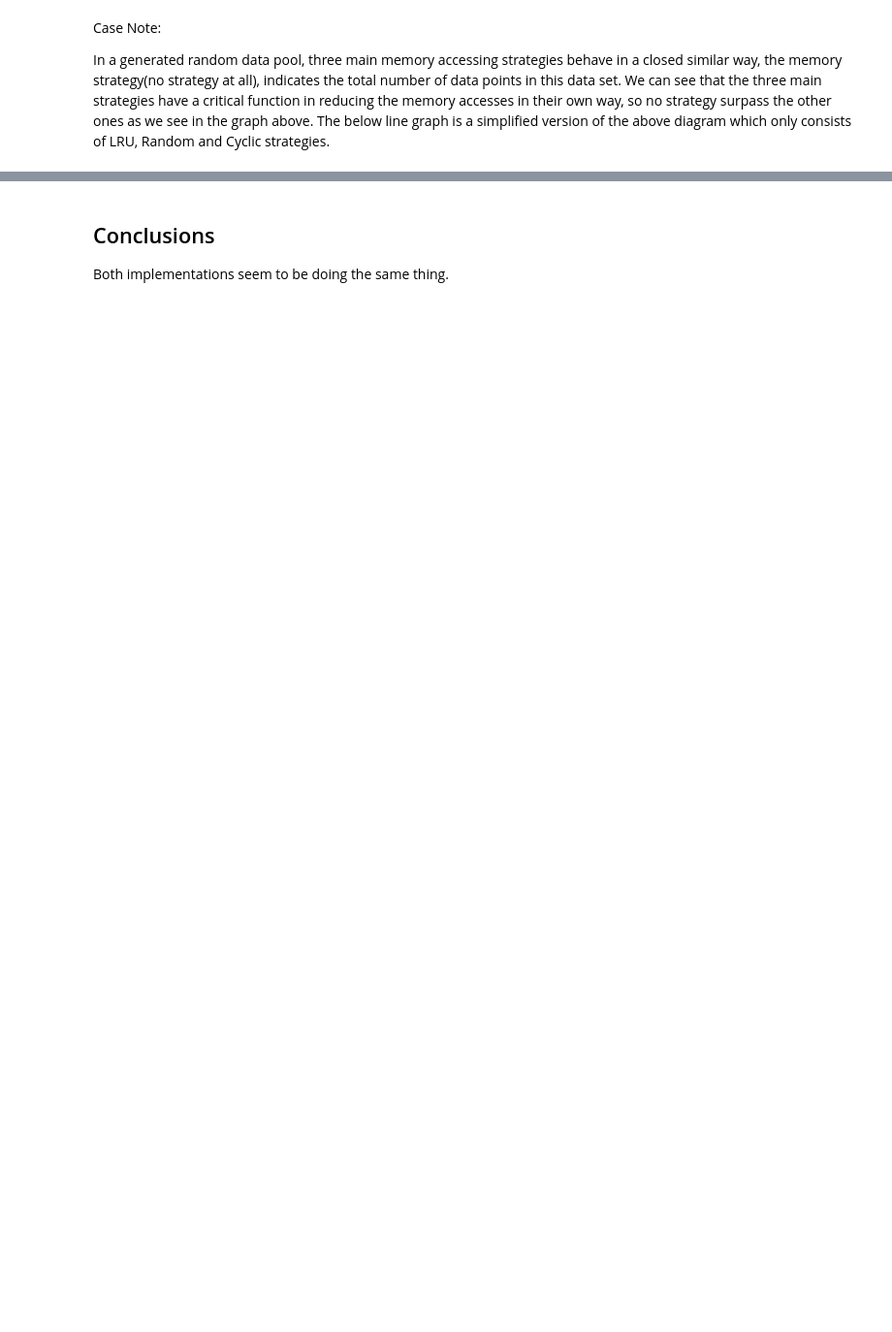
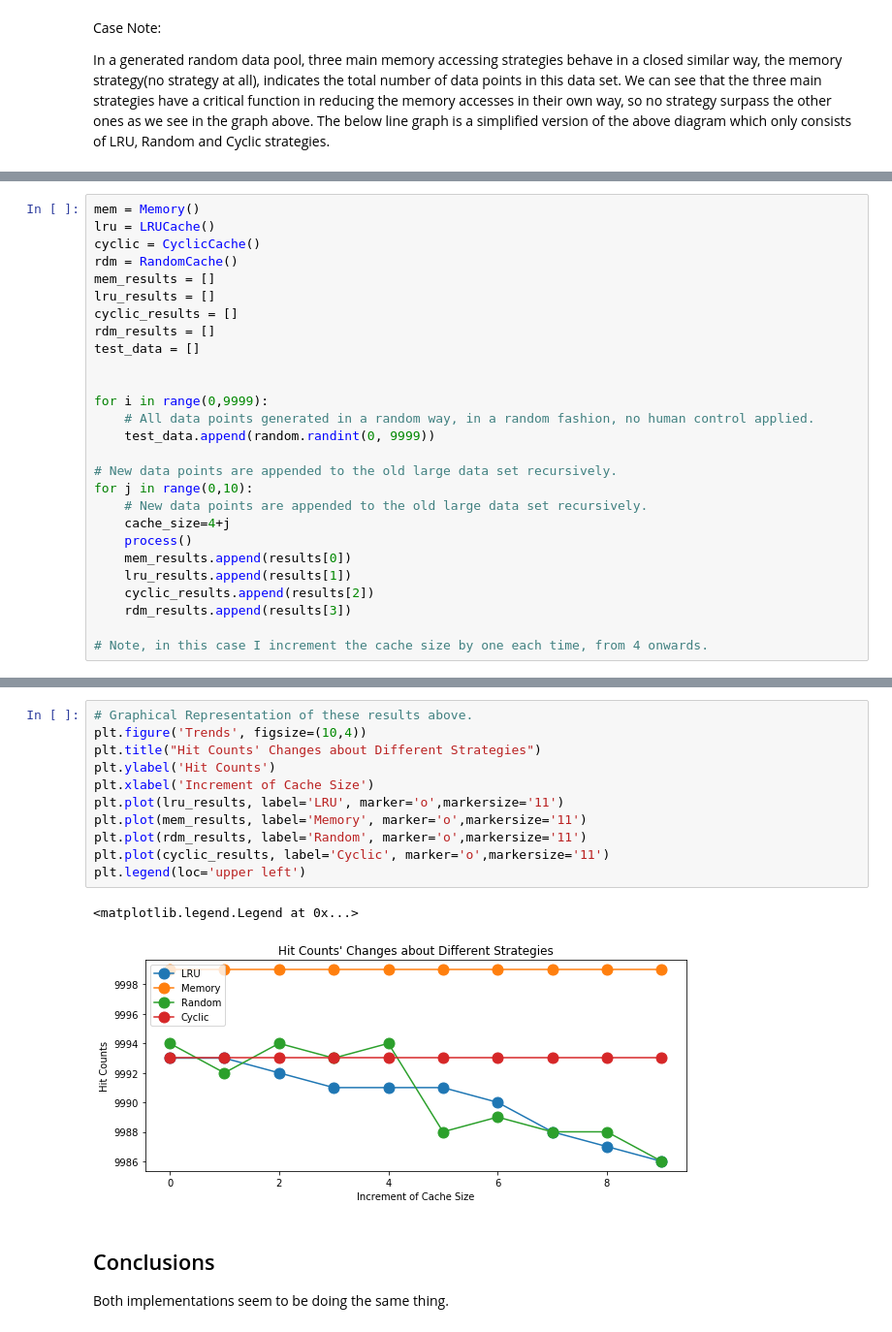
Before and after one commit to Weicheng783/COMP15212_g28738wa, a Jupyter notebook: experiment/15212CW2.ipynb, the cells around one changed output, grey strips where cells are left out. Shown: that part at 97% size. Saved outputs shown, nothing was run; the diff lists cells and outputs as text; blank space fills up the shorter version.

```diff
--- a/experiment/15212CW2.ipynb
+++ b/experiment/15212CW2.ipynb
@@ -340,0 +349,27 @@ plt.legend(loc='upper left')
+# %%
+mem = Memory()
+lru = LRUCache()
+cyclic = CyclicCache()
+rdm = RandomCache()
+mem_results = []
+lru_results = []
+cyclic_results = []
+rdm_results = []
+test_data = []
+
+
+for i in range(0,9999):
+    # All data points generated in a random way, in a random fashion, no human control applied.
+    test_data.append(random.randint(0, 9999))
+
+# New data points are appended to the old large data set recursively.
+for j in range(0,10):
+    # New data points are appended to the old large data set recursively.
+    cache_size=4+j
+    process()
+    mem_results.append(results[0])
+    lru_results.append(results[1])
+    cyclic_results.append(results[2])
+    rdm_results.append(results[3])
+
+# Note, in this case I increment the cache size by one each time, from 4 onwards.
@@ -341,3 +394,17 @@ plt.legend(loc='upper left')
+# %%
+# Graphical Representation of these results above.
+plt.figure('Trends', figsize=(10,4))
+plt.title("Hit Counts' Changes about Different Strategies")
+plt.ylabel('Hit Counts')
+plt.xlabel('Increment of Cache Size')
+plt.plot(lru_results, label='LRU', marker='o',markersize='11')
+plt.plot(mem_results, label='Memory', marker='o',markersize='11')
+plt.plot(rdm_results, label='Random', marker='o',markersize='11')
+plt.plot(cyclic_results, label='Cyclic', marker='o',markersize='11')
+plt.legend(loc='upper left')
+# %% [output]
+<matplotlib.legend.Legend at 0x...>
+[figure, added]
 # %% [markdown]
 ## Conclusions
 Both implementations seem to be doing the same thing.
```
Also changed, not shown: parts of 12 cells of this notebook.
